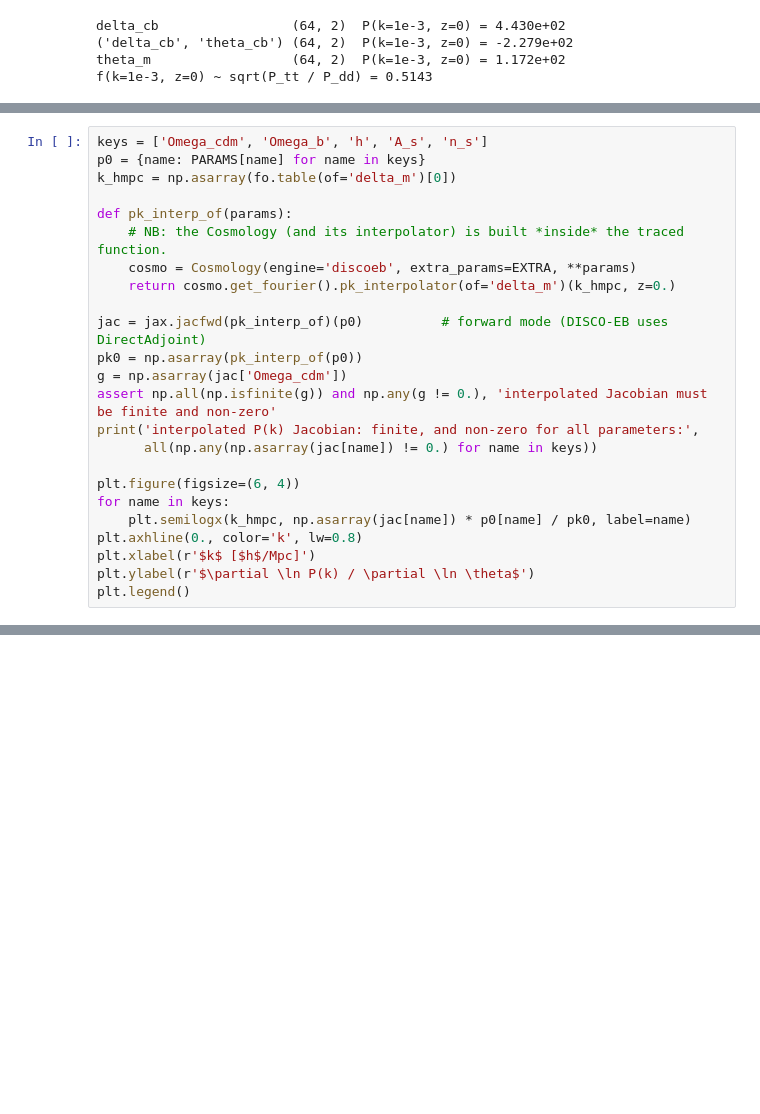
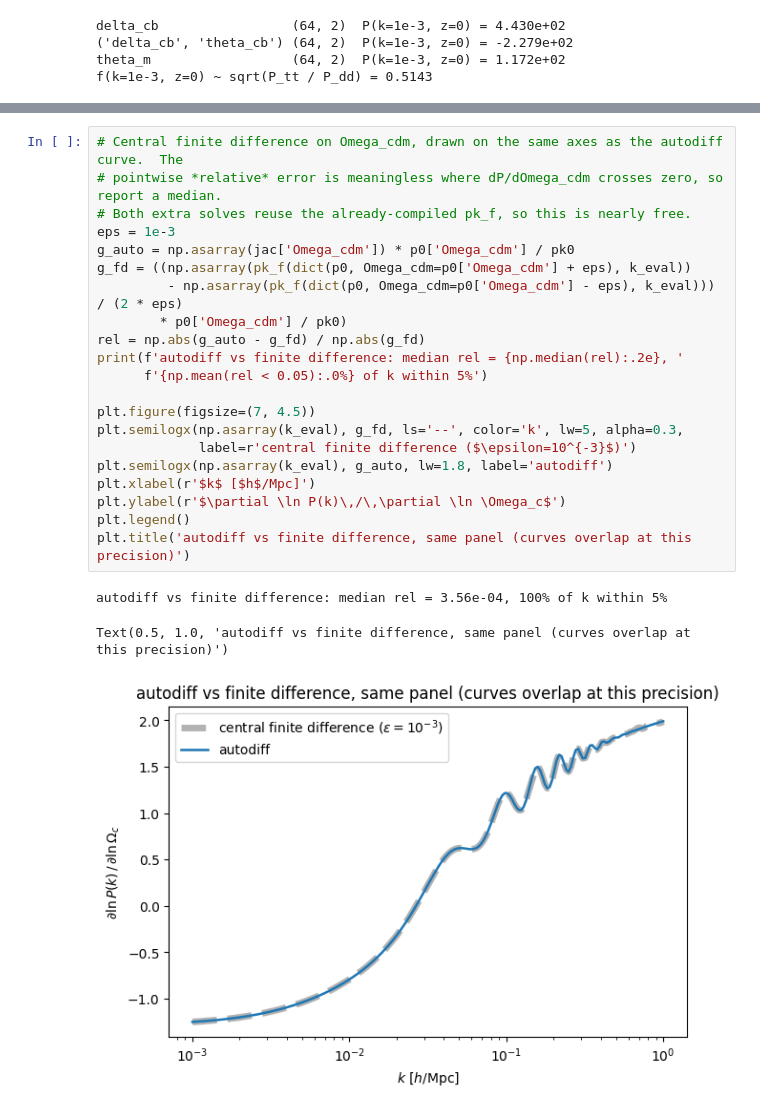
Before and after one commit to cosmodesi/cosmoprimo, a Jupyter notebook: nb/discoeb.ipynb, the cells around one changed output, grey strips where cells are left out. Saved outputs shown, nothing was run; the diff lists cells and outputs as text; blank space fills up the shorter version.

```diff
--- a/nb/discoeb.ipynb
+++ b/nb/discoeb.ipynb
@@ -228,24 +213,0 @@ Out-of-bounds $k$ is filled with `nan` -- and that `nan` now propagates into the
-# %%
-keys = ['Omega_cdm', 'Omega_b', 'h', 'A_s', 'n_s']
-p0 = {name: PARAMS[name] for name in keys}
-k_hmpc = np.asarray(fo.table(of='delta_m')[0])
-
-def pk_interp_of(params):
-    # NB: the Cosmology (and its interpolator) is built *inside* the traced function.
-    cosmo = Cosmology(engine='discoeb', extra_params=EXTRA, **params)
-    return cosmo.get_fourier().pk_interpolator(of='delta_m')(k_hmpc, z=0.)
-
-jac = jax.jacfwd(pk_interp_of)(p0)          # forward mode (DISCO-EB uses DirectAdjoint)
-pk0 = np.asarray(pk_interp_of(p0))
-g = np.asarray(jac['Omega_cdm'])
-assert np.all(np.isfinite(g)) and np.any(g != 0.), 'interpolated Jacobian must be finite and non-zero'
-print('interpolated P(k) Jacobian: finite, and non-zero for all parameters:',
-      all(np.any(np.asarray(jac[name]) != 0.) for name in keys))
-
-plt.figure(figsize=(6, 4))
-for name in keys:
-    plt.semilogx(k_hmpc, np.asarray(jac[name]) * p0[name] / pk0, label=name)
-plt.axhline(0., color='k', lw=0.8)
-plt.xlabel(r'$k$ [$h$/Mpc]')
-plt.ylabel(r'$\partial \ln P(k) / \partial \ln \theta$')
-plt.legend()
@@ -297,0 +273,25 @@ out-of-bounds Jacobian: all nan (never a silent zero) -> True
+# %%
+# Central finite difference on Omega_cdm, drawn on the same axes as the autodiff curve.  The
+# pointwise *relative* error is meaningless where dP/dOmega_cdm crosses zero, so report a median.
+# Both extra solves reuse the already-compiled pk_f, so this is nearly free.
+eps = 1e-3
+g_auto = np.asarray(jac['Omega_cdm']) * p0['Omega_cdm'] / pk0
+g_fd = ((np.asarray(pk_f(dict(p0, Omega_cdm=p0['Omega_cdm'] + eps), k_eval))
+         - np.asarray(pk_f(dict(p0, Omega_cdm=p0['Omega_cdm'] - eps), k_eval))) / (2 * eps)
+        * p0['Omega_cdm'] / pk0)
+rel = np.abs(g_auto - g_fd) / np.abs(g_fd)
+print(f'autodiff vs finite difference: median rel = {np.median(rel):.2e}, '
+      f'{np.mean(rel < 0.05):.0%} of k within 5%')
+
+plt.figure(figsize=(7, 4.5))
+plt.semilogx(np.asarray(k_eval), g_fd, ls='--', color='k', lw=5, alpha=0.3,
+             label=r'central finite difference ($\epsilon=10^{-3}$)')
+plt.semilogx(np.asarray(k_eval), g_auto, lw=1.8, label='autodiff')
+plt.xlabel(r'$k$ [$h$/Mpc]')
+plt.ylabel(r'$\partial \ln P(k)\,/\,\partial \ln \Omega_c$')
+plt.legend()
+plt.title('autodiff vs finite difference, same panel (curves overlap at this precision)')
+# %% [output]
+autodiff vs finite difference: median rel = 3.56e-04, 100% of k within 5%
+Text(0.5, 1.0, 'autodiff vs finite difference, same panel (curves overlap at this precision)')
+[figure, added]
```
Also changed, not shown: parts of 12 cells of this notebook.
